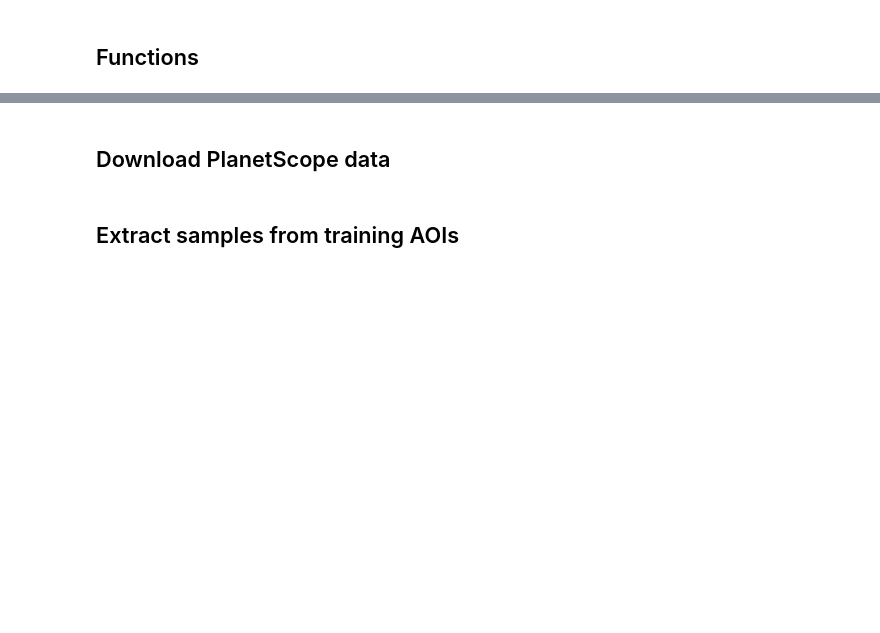
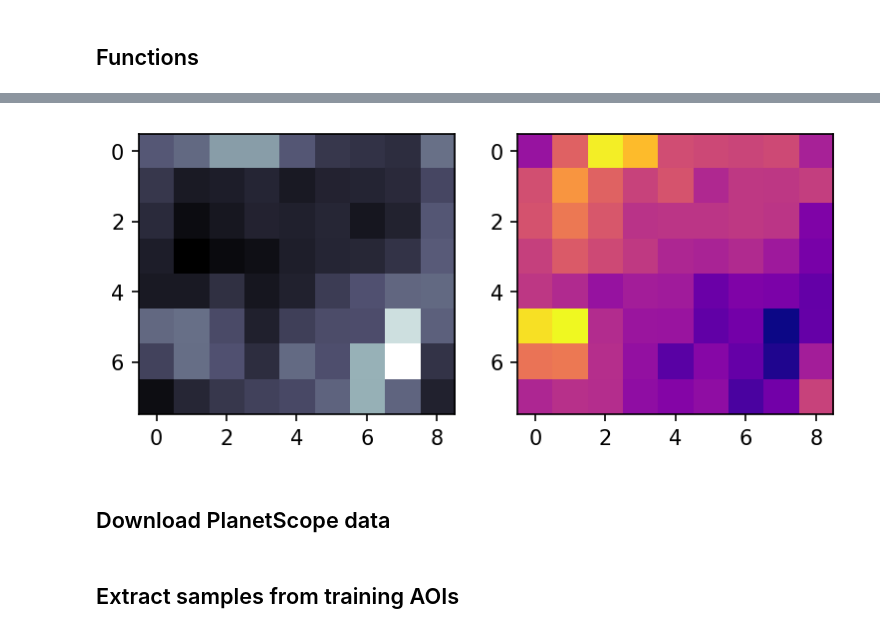
Before and after one commit to jgrss/geowombat, a Jupyter notebook: notebooks/clouds.ipynb, the cells around one changed output, grey strips where cells are left out. Cells and saved outputs as stored; diff of their text form; code cells hidden in the pictures; blank space fills up the shorter version.

```diff
--- a/notebooks/clouds.ipynb
+++ b/notebooks/clouds.ipynb
@@ -82,0 +187,2 @@ def array_to_dict(*args):
+# %%
+model.fit(X, y)
@@ -82,0 +202,11 @@ def array_to_dict(*args):
+# %%
+features = [tlayer.transpose(1, 2, 0).reshape(nrows*ncols, nbands) for tlayer in X_data]
+features = [array_to_dict(*[features[j][i] for j in range(0, ntime)]) for i in range(0, nrows*ncols)]
+# %%
+def pred_to_labels(model_pred):
+
+    # samples x time x n classes
+    return np.array([[[ps['l'], ps['u'], ps['w'], ps['c'], ps['s'], ps['h']] for ps in p] for p in model_pred], dtype='float64')
+# %%
+pred = pred_to_labels(model.predict_marginals(features))
+pred = pred.transpose(1, 2, 0).reshape(ntime, pred.shape[2], nrows, ncols)
@@ -83,3 +255,15 @@ def array_to_dict(*args):
+# %%
+fig, (ax1, ax2) = plt.subplots(1, 2, dpi=150)
+
+# Time n, mean over bands
+ax1.imshow(X_data[0].mean(axis=0), cmap='bone')
+
+# Time n, predicted probabilities for class k
+ax2.imshow(pred[0][1], cmap='plasma')
+
+plt.show()
+# %% [output]
+[figure, added]
 # %% [markdown]
 ## Download PlanetScope data
 # %%
```
Also changed, not shown: parts of 23 cells of this notebook, 1 other file.
